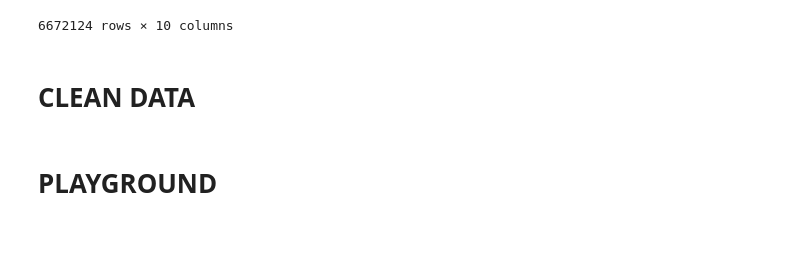
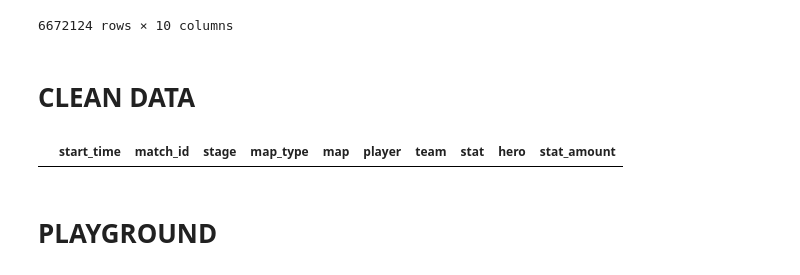
Before and after one commit to antaww/Overgraph, a Jupyter notebook: src/owl.ipynb, the cells around one changed output. Drawn from its saved outputs; the diff is of its cells as text; code cells hidden in the pictures; blank space fills up the shorter version.

```diff
--- a/src/owl.ipynb
+++ b/src/owl.ipynb
@@ -372,6 +371,8 @@ df = df[df['map_type'] != 'UNKNOWN']
 # todo rename every 'old' teams by their 'new' name
 # %%
 # check if it worked
-df[df['hero'] == 'McCree']
+df[df['map_type'].str.lower() == 'unknown']
+# %% [output]
+|  | start_time | match_id | stage | map_type | map | player | team | stat | hero | stat_amount |
 # %% [markdown]
 # PLAYGROUND
```
Also changed, not shown: parts of 8 cells of this notebook, 1 other file.
